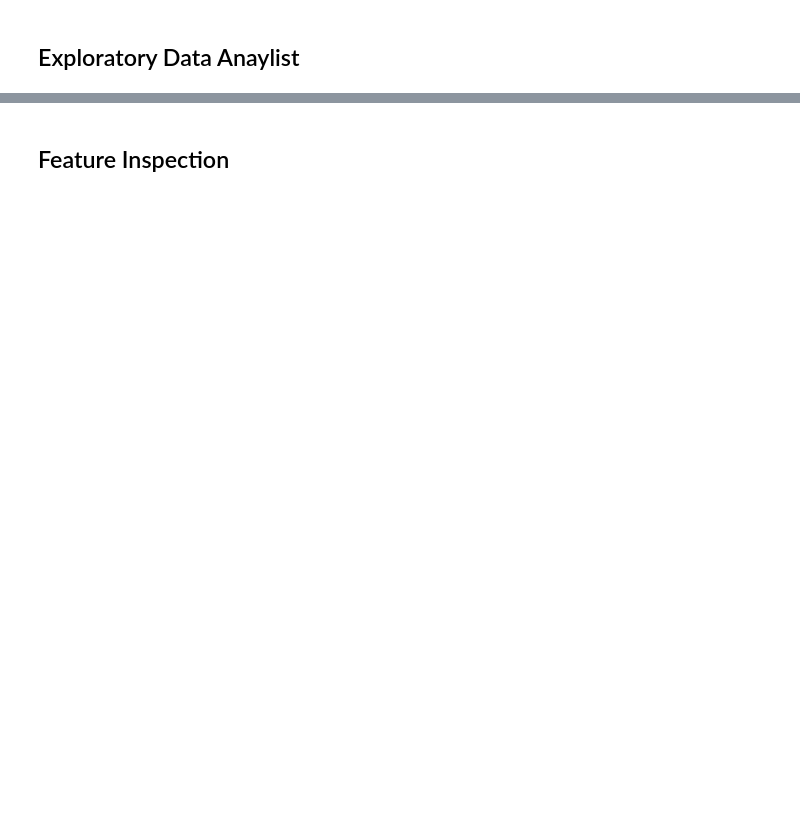
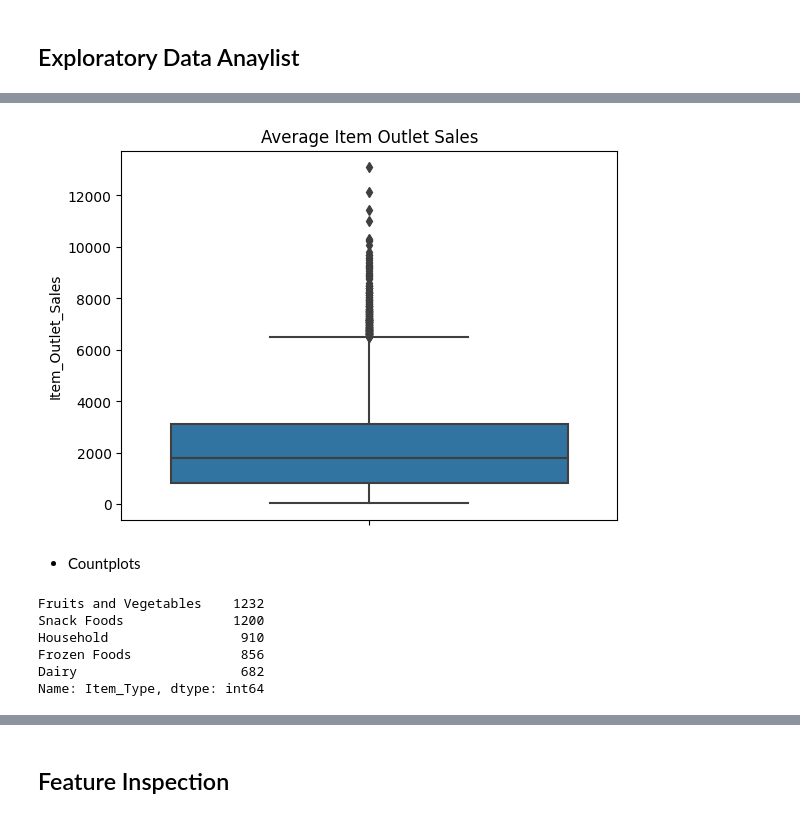
Before and after one commit to 808hanronald/808hanronald, a Jupyter notebook: Project_Prediction_of_Product_Sales.ipynb, the cells around one changed output, grey strips where cells are left out. Saved outputs shown, nothing was run; the diff lists cells and outputs as text; code cells hidden in the pictures; blank space fills up the shorter version.

```diff
--- a/Project_Prediction_of_Product_Sales.ipynb
+++ b/Project_Prediction_of_Product_Sales.ipynb
@@ -171,0 +262,17 @@ df.to_csv(fpath_out, index=False)
+# %%
+ax1= sns.boxplot(data=df, y='Item_Outlet_Sales')
+ax1.set_title('Average Item Outlet Sales');
+# %% [output]
+[figure, added]
+# %% [markdown]
+  - Countplots
+# %%
+val_counts = df['Item_Type'].value_counts()
+val_counts.head()
+# %% [output]
+Fruits and Vegetables    1232
+Snack Foods              1200
+Household                 910
+Frozen Foods              856
+Dairy                     682
+Name: Item_Type, dtype: int64
```
Also changed, not shown: parts of 31 cells of this notebook.
